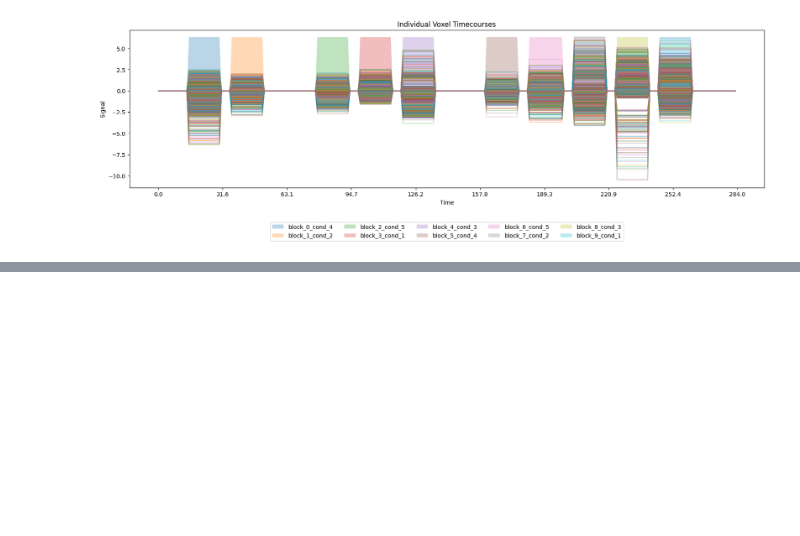
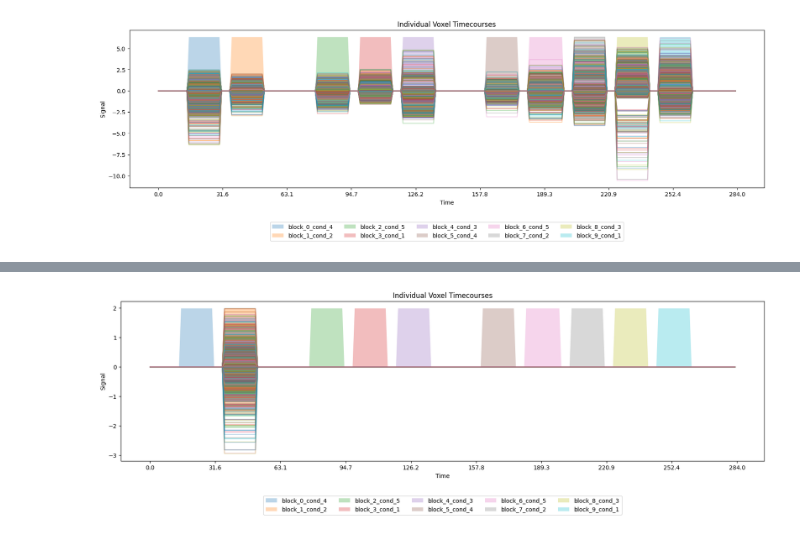
Before and after one commit to fedemengo/CS-433-ML4S, a Jupyter notebook: preprocessing_pipeline.ipynb, the cells around one changed output, grey strips where cells are left out. Saved outputs shown, nothing was run; the diff lists cells and outputs as text; code cells hidden in the pictures; blank space fills up the shorter version.

```diff
--- a/preprocessing_pipeline.ipynb
+++ b/preprocessing_pipeline.ipynb
@@ -469,0 +436,4 @@ neural_activity_cond.shape
+# %%
+plot_voxel_timecourse(neural_activity_cond[1, :, :], flat_regressors)
+# %% [output]
+[figure, added]
```
Also changed, not shown: parts of 31 cells of this notebook.
